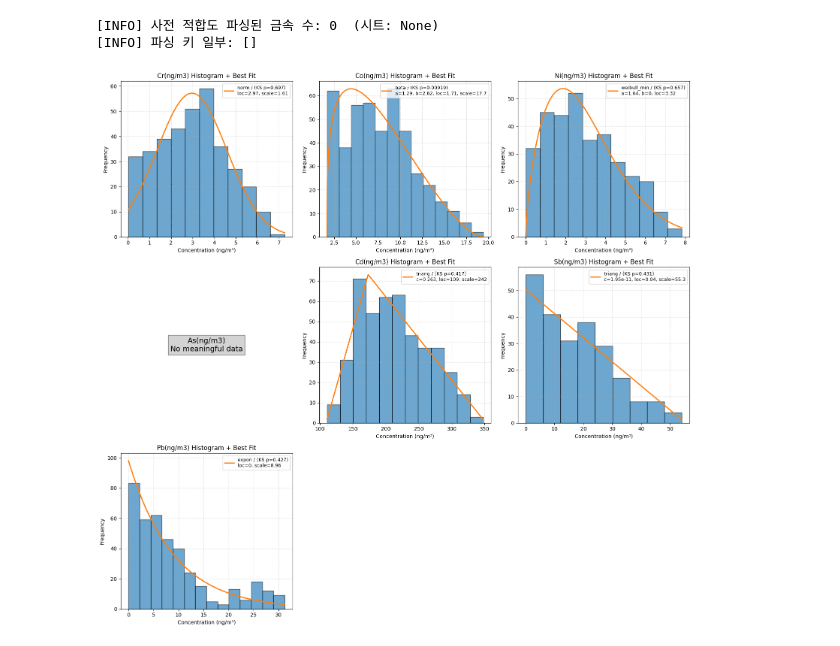
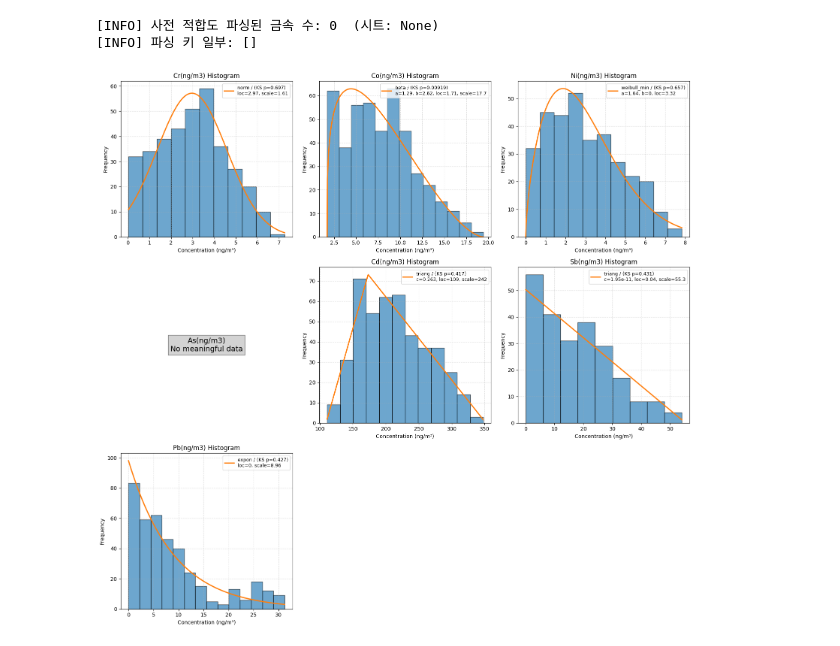
Before and after one commit to hyen0322/202508, a Jupyter notebook: [8.27] 분포피팅.ipynb, the cells around one changed output. Drawn from its saved outputs; the diff is of its cells as text; code cells hidden in the pictures.

```diff
--- a/[8.27] 분포피팅.ipynb
+++ b/[8.27] 분포피팅.ipynb
@@ -260,7 +260,7 @@ for i, col in enumerate(target_cols):
 
     # 히스토그램
     counts, bins, _ = ax.hist(s, bins='auto', density=False, edgecolor='black', alpha=0.65)
-    ax.set_title(f"{col} Histogram + Best Fit")
+    ax.set_title(f"{col} Histogram")
     ax.set_xlabel("Concentration (ng/m³)")
     ax.set_ylabel("Frequency")
     ax.grid(True, linestyle='--', alpha=0.4)
@@ -279,7 +279,7 @@ for i, col in enumerate(target_cols):
         except Exception:
             best = None
 
-    # 파싱/선택 실패 시 백업
+    # 파싱 선택 실패 시 백업
     if not best:
         if tag in backup_map:
             best = backup_map[tag]
@@ -301,6 +301,7 @@ for i, col in enumerate(target_cols):
 
         label = f"{best_scipy} / (KS p={p:.3g})\n{format_params(best_scipy, params)}"
         ax.plot(xgrid, pdf, lw=2.2, label=label)
+        ax.legend(fontsize=9, loc='best', frameon=True)
 
         summary_rows.append({'Metal': col,
                              'ChosenDist(KOR)': best_kor,
@@ -310,34 +311,33 @@ for i, col in enumerate(target_cols):
                              'N_used': N,
                              'bin_width_mean': bin_w,
                              'Policy': SELECTION_POLICY,
                              'TX_Sheet': used_sheet})
 
         # 선택 근거 저장
         if isinstance(chosen_table, pd.DataFrame) and '_score' in chosen_table.columns:
             ct = chosen_table.copy()
             ct['Metal'] = col
-            diagnostic_rows.append(ct[['Metal','분포','K-S P-값','A-D','카이제곱','_r_ks','_r_ad','_r_chi2','_score']].reset_index(drop=True))
+            diagnostic_rows.append(ct[['Metal','분포','K-S P-값','A-D','카이제곱',
+                                       '_r_ks','_r_ad','_r_chi2','_score']].reset_index(drop=True))
 
     except Exception as e:
         ax.text(0.5, 0.15, f"fit_error: {e}", ha='center', transform=ax.transAxes,
                 bbox=dict(facecolor='mistyrose', edgecolor='red'))
         summary_rows.append({'Metal': col,
                              'ChosenDist(KOR)': best_kor,
                              'ChosenDist(SciPy)': best_scipy,
                              'KS_p (fit)': np.nan,
                              'Params': f'fit_error: {e}',
                              'N_used': len(s),
                              'bin_width_mean': np.nan,
                              'Policy': SELECTION_POLICY,
                              'TX_Sheet': used_sheet})
 
-    ax.legend(fontsize=9, loc='best', frameon=True)
-
 # 남는 축 숨김
 for j in range(i+1, len(axes)):
     axes[j].set_visible(False)
 
 plt.tight_layout()
 plt.show()
 # %% [output]
-[figure, old version]
+[figure, new version]
```
Also changed, not shown: parts of 1 cell of this notebook.
